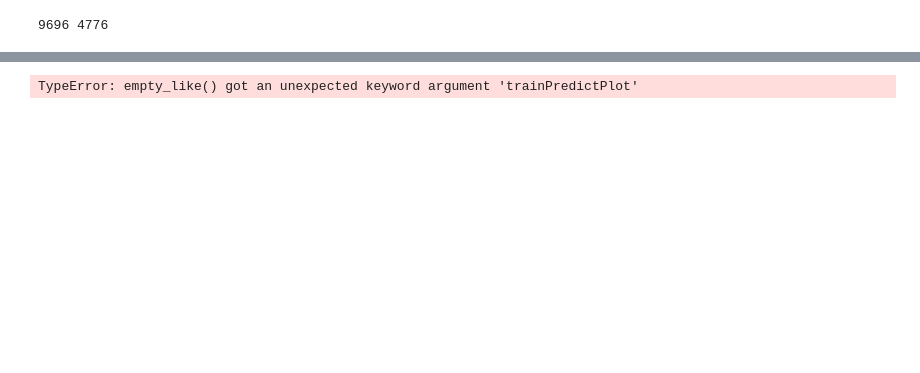
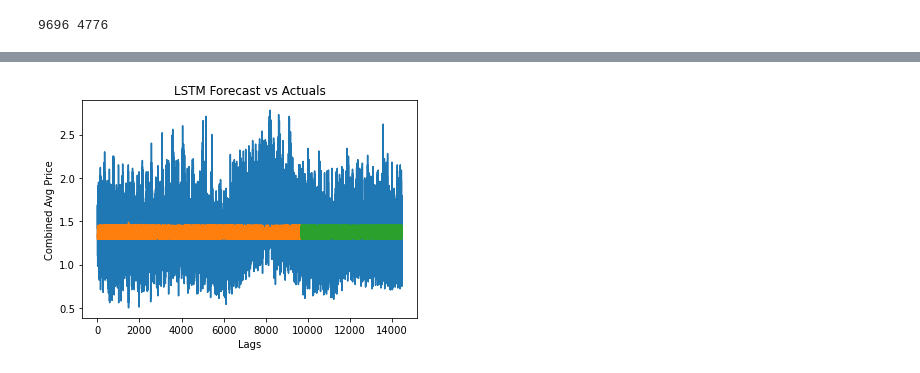
Before and after one commit to davidmcbee/Health_and_Avocados, a Jupyter notebook: LSTM_basic_regression_prices.ipynb, the cells around one changed output, grey strips where cells are left out. Cells and saved outputs as stored; diff of their text form; code cells hidden in the pictures; blank space fills up the shorter version.

```diff
--- a/LSTM_basic_regression_prices.ipynb
+++ b/LSTM_basic_regression_prices.ipynb
@@ -471,20 +437,20 @@ Test Score: 0.33 RMSE
 # %%
 # shift train predictions for plotting
 trainPredictPlot = np.empty_like(all_data_df)
 trainPredictPlot[:, :] = np.nan
 trainPredictPlot[look_back:len(trainPredict)+look_back, :] = trainPredict
 # shift test predictions for plotting
-testPredictPlot = np.empty_like(trainPredictPlot = np.empty_like(all_data_df))
+testPredictPlot = np.empty_like(all_data_df)
 testPredictPlot[:, :] = np.nan
-testPredictPlot[len(trainPredict)+(look_back*2)+1:len(trainPredictPlot = np.empty_like(all_data_df)
-)-1, :] = testPredict
+testPredictPlot[len(trainPredict)+(look_back*2)+1:len(lstmregorg_df)-1, :] = testPredict
 # plot baseline and predictions
-plt.plot(scaler.inverse_transform(trainPredictPlot = np.empty_like(all_data_df)
+plt.plot(scaler.inverse_transform(all_data_df))
 
-
-                                 ))
 plt.plot(trainPredictPlot)
 plt.plot(testPredictPlot)
+plt.title('LSTM Forecast vs Actuals')
+plt.xlabel('Lags')
+plt.ylabel('Combined Avg Price')
 plt.show()
 # %% [output]
-TypeError: empty_like() got an unexpected keyword argument 'trainPredictPlot'
+[figure, added]
```
Also changed, not shown: parts of 22 cells of this notebook, 20 other files.
